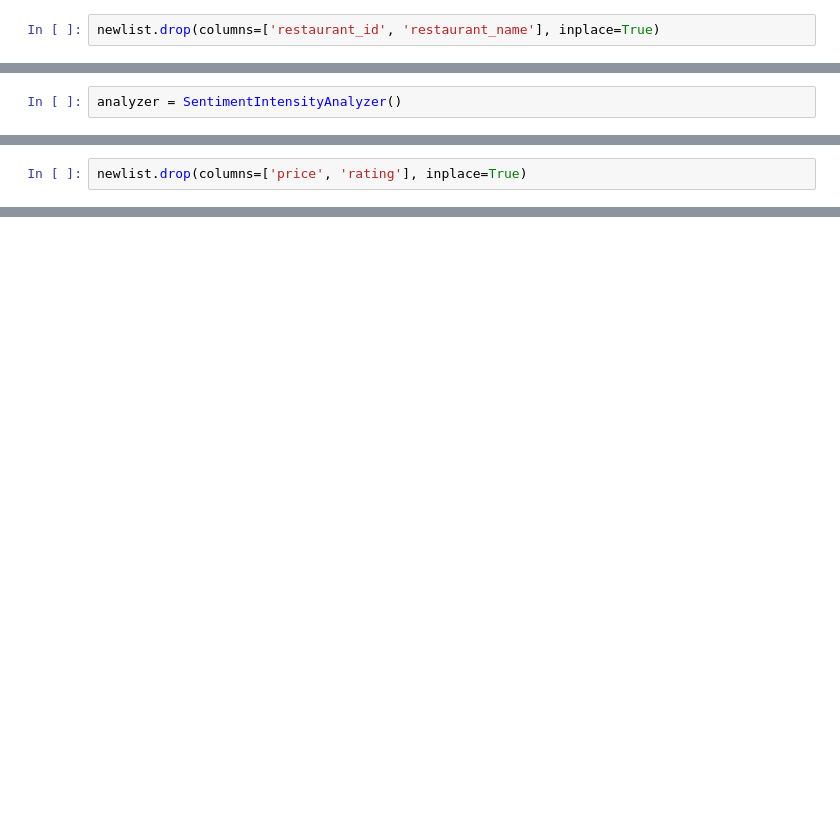
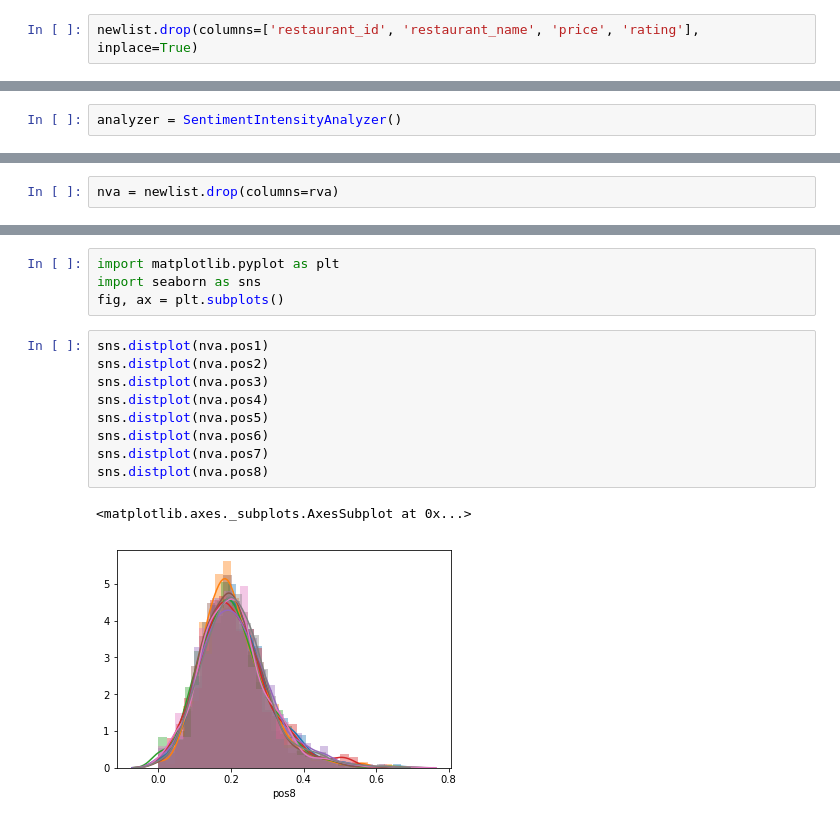
Before and after one commit to hamiltonchangcodes/project_yelp_analysis, a Jupyter notebook: NLP for Vader.ipynb, the cells around one changed output, grey strips where cells are left out. Saved outputs shown, nothing was run; the diff lists cells and outputs as text; blank space fills up the shorter version.

```diff
--- a/NLP for Vader.ipynb
+++ b/NLP for Vader.ipynb
@@ -19,2 +39,2 @@ newlist.dropna(axis=0, how='any',inplace=True)
 # %%
-newlist.drop(columns=['restaurant_id', 'restaurant_name'], inplace=True)
+newlist.drop(columns=['restaurant_id', 'restaurant_name', 'price', 'rating'], inplace=True)
@@ -48,2 +42,0 @@ Name: rating, dtype: int64
-# %%
-newlist.drop(columns=['price', 'rating'], inplace=True)
@@ -64,0 +94,2 @@ newlist.to_csv('first1000.csv')
+# %%
+nva = newlist.drop(columns=rva)
@@ -64,0 +115,16 @@ newlist.to_csv('first1000.csv')
+# %%
+import matplotlib.pyplot as plt
+import seaborn as sns
+fig, ax = plt.subplots()
+# %%
+sns.distplot(nva.pos1)
+sns.distplot(nva.pos2)
+sns.distplot(nva.pos3)
+sns.distplot(nva.pos4)
+sns.distplot(nva.pos5)
+sns.distplot(nva.pos6)
+sns.distplot(nva.pos7)
+sns.distplot(nva.pos8)
+# %% [output]
+<matplotlib.axes._subplots.AxesSubplot at 0x...>
+[figure, added]
```
Also changed, not shown: parts of 81 cells of this notebook.
